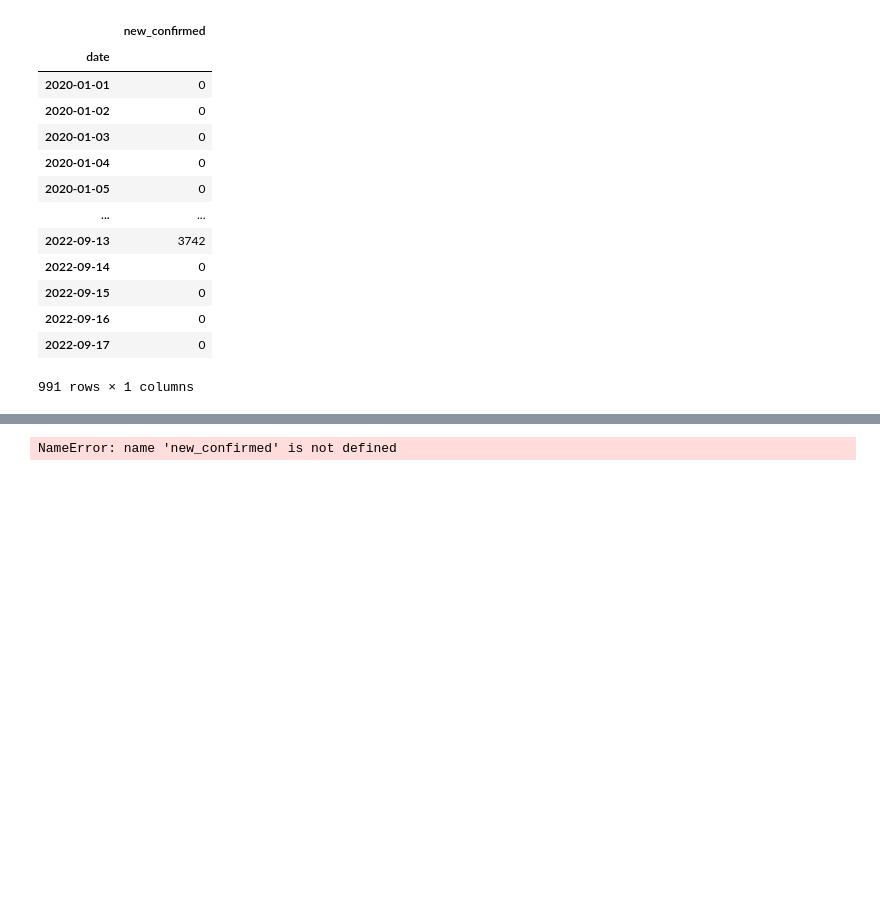
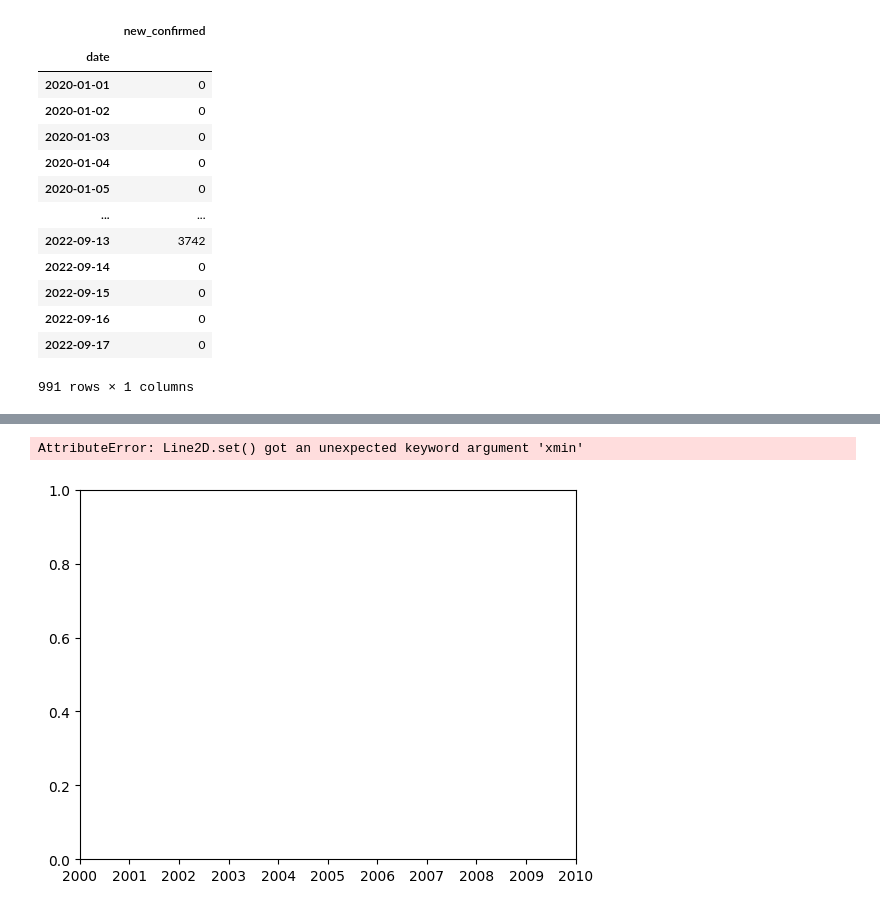
Before and after one commit to AlanUrrutiaQuezada/Prueba-Miner-a-de-datos, a Jupyter notebook: Prueba1_nuevo.ipynb, the cells around one changed output, grey strips where cells are left out. Drawn from its saved outputs; the diff is of its cells as text; code cells hidden in the pictures; blank space fills up the shorter version.

```diff
--- a/Prueba1_nuevo.ipynb
+++ b/Prueba1_nuevo.ipynb
@@ -75,4 +85,5 @@ chilean_cases
 # %%
-new_confirmed.set_index('date').plot()
+chilean_cases.set_index('date').plot()
 # %% [output]
-NameError: name 'new_confirmed' is not defined
+AttributeError: Line2D.set() got an unexpected keyword argument 'xmin'
+[figure, added]
```
Also changed, not shown: parts of 6 cells of this notebook, 2 other files.
